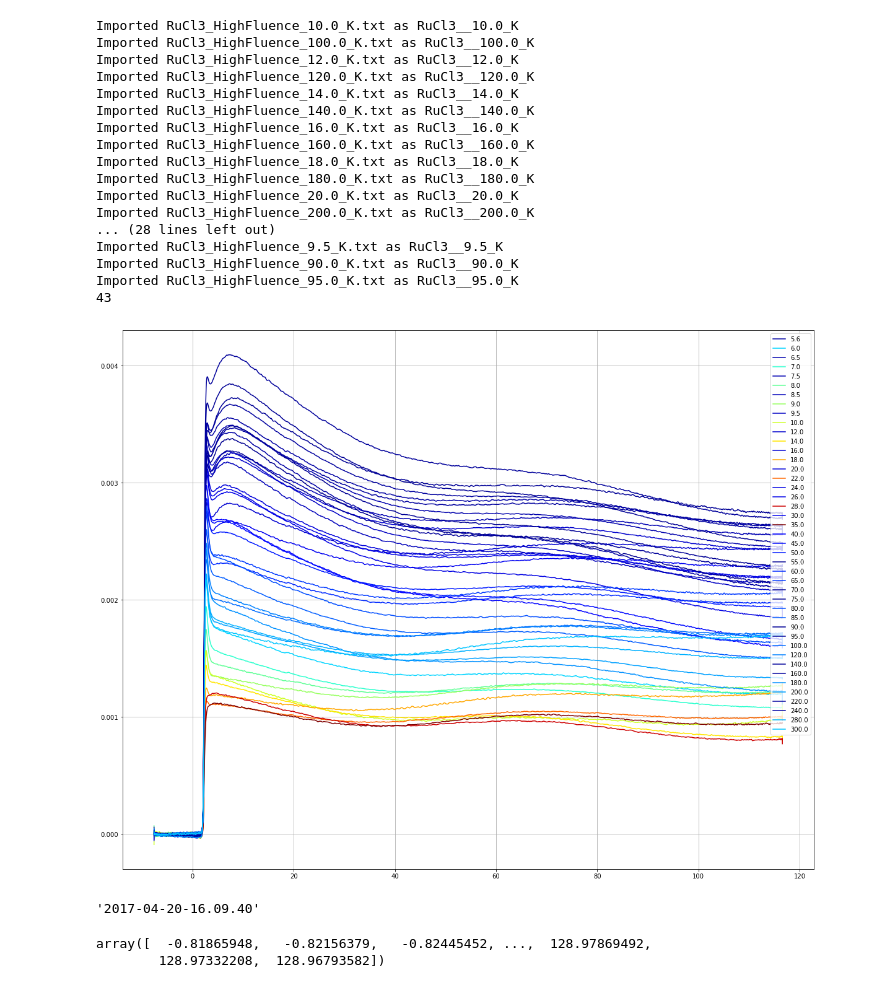
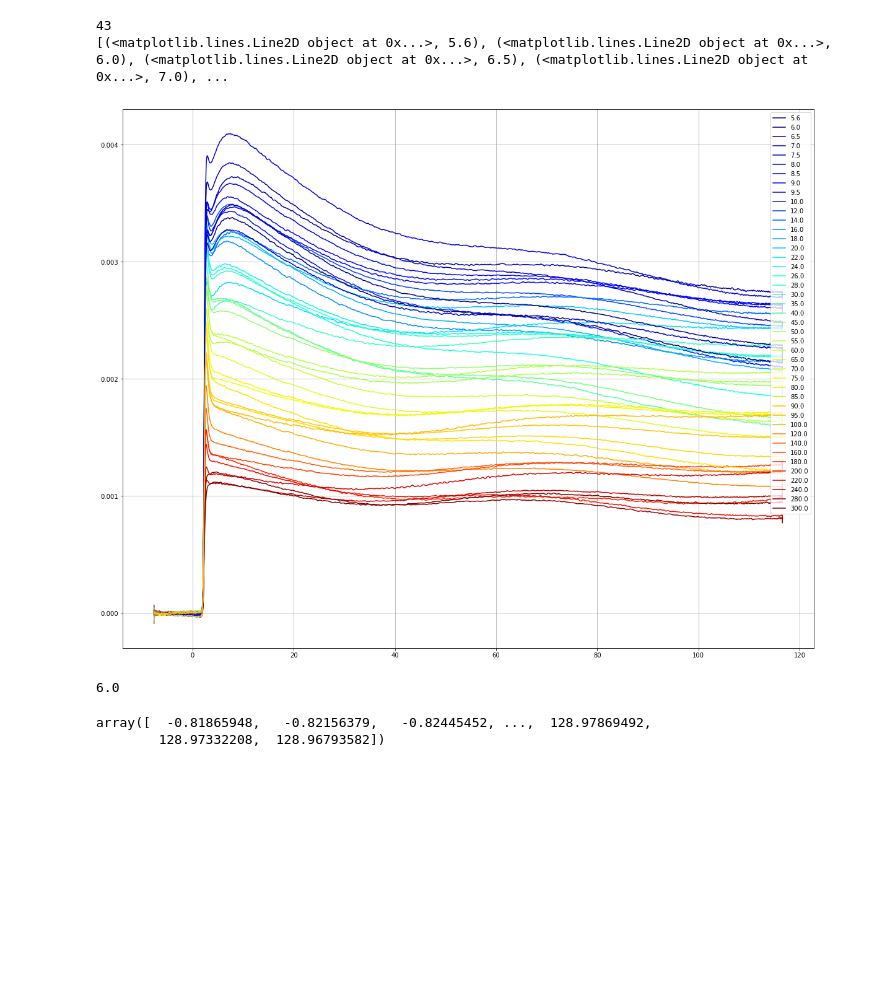
Before and after one commit to steinnymir/RegAscope2017, a Jupyter notebook: Analysis Tests.ipynb, the cells around one changed output. Saved outputs shown, nothing was run; the diff lists cells and outputs as text; code cells hidden in the pictures; blank space fills up the shorter version.

```diff
--- a/Analysis Tests.ipynb
+++ b/Analysis Tests.ipynb
@@ -11,67 +12,71 @@ tr = transient.Transient()
 # %%
-del tr
 tr = transient.Transient()
+
 filepath = 'E:/data/RuCl3/High Fluence_temperature/'
 files = os.listdir(filepath)
 ax = []
 trs = []
 k_parameters = []
 cutFreq = 0.05 # THz
 t0 = 115
 key_parameter = 'temperature'
 description = ''
 for i in range(len(files)):
     tr = transient.Transient()
-    tr.import_file(filepath + files[i],key_parameter = key_parameter, description=description)
+    tr.import_file(filepath + files[i],cleanData=False, key_parameter = key_parameter, description=description)
     tr.crop_time_scale()
     tr.shift_time(t0)
     tr.filter_low_pass(cutFreq)
     tr.flip_trace()
     tr.remove_DC_offset()
     tr.flip_time()
-    k_parameters.append(tr.key_parameter_value)
+    k_parameters.append(float(tr.key_parameter_value))
     trs.append(tr)
 print(len(trs))
-k_parameters.sort()
+
 
 fig = plt.figure(figsize=(20,16))
 ax = fig.add_subplot(111)
 jet = cm = plt.get_cmap('jet')
-
-cNorm  = colors.Normalize(vmin=0, vmax=max(k_parameters))
-scalarMap = cmx.ScalarMappable(norm=cNorm, cmap=jet)
+cNormLog = colors.LogNorm(vmin=min(k_parameters), vmax=max(k_parameters))
+cNorm  = colors.Normalize(vmin=min(k_parameters), vmax=max(k_parameters))
+scalarMap = cmx.ScalarMappable(norm=cNormLog, cmap=jet)
 lines = []
 for idx in range(len(trs)):
     colorVal = scalarMap.to_rgba(trs[idx].key_parameter_value)
     retLine, = ax.plot(trs[idx].time, trs[idx].trace, color=colorVal)
     #retLine.set_color()
     lines.append(retLine)
-ax.legend(lines, k_parameters, loc='upper right')
+labels = []
+
+for i in range(len(lines)):
+    labels.append((lines[i],k_parameters[i]))
+labels = sorted(labels, key=lambda kpar: float(kpar[1]))
+lbLines=[]
+lbVals=[]
+for i in range(len(labels)):
+    lbLines.append(labels[i][0])
+    lbVals.append(labels[i][1])
+
+
+# labels[0,:] = lines
+# labels[1,:] = k_parameters
+print(labels)
+ax.legend(lbLines, lbVals, loc='upper right')
+# divider = make_axes_locatable(ax)
+# cax = divider.append_axes("right", size="5%", pad=0.05)
+# plt.colorbar(ax, cax=cax)
+# cax = fig.add_axes([0.27, 0.8, 0.5, 0.05])
+# plt.colorbar(mappable, ax=ax, **kwargs)
 ax.grid()
-# |plt.show()
 # %% [output]
-Imported RuCl3_HighFluence_10.0_K.txt as RuCl3__10.0_K
-Imported RuCl3_HighFluence_100.0_K.txt as RuCl3__100.0_K
-Imported RuCl3_HighFluence_12.0_K.txt as RuCl3__12.0_K
-Imported RuCl3_HighFluence_120.0_K.txt as RuCl3__120.0_K
-Imported RuCl3_HighFluence_14.0_K.txt as RuCl3__14.0_K
-Imported RuCl3_HighFluence_140.0_K.txt as RuCl3__140.0_K
-Imported RuCl3_HighFluence_16.0_K.txt as RuCl3__16.0_K
-Imported RuCl3_HighFluence_160.0_K.txt as RuCl3__160.0_K
-Imported RuCl3_HighFluence_18.0_K.txt as RuCl3__18.0_K
-Imported RuCl3_HighFluence_180.0_K.txt as RuCl3__180.0_K
-Imported RuCl3_HighFluence_20.0_K.txt as RuCl3__20.0_K
-Imported RuCl3_HighFluence_200.0_K.txt as RuCl3__200.0_K
-... (28 lines left out)
-Imported RuCl3_HighFluence_9.5_K.txt as RuCl3__9.5_K
-Imported RuCl3_HighFluence_90.0_K.txt as RuCl3__90.0_K
-Imported RuCl3_HighFluence_95.0_K.txt as RuCl3__95.0_K
 43
+[(<matplotlib.lines.Line2D object at 0x...>, 5.6), (<matplotlib.lines.Line2D object at 0x...>, 6.0), (<matplotlib.lines.Line2D object at 0x...>, 6.5), (<matplotlib.lines.Line2D object at 0x...>, 7.0), ...
-[figure, old version]
+[figure, new version]
-# %%
-tr.date
-# %% [output]
-'2017-04-20-16.09.40'
+# %%
+labels[1][1]
+# %% [output]
+6.0
 # %%
 tr.raw_time
 # %% [output]
```
Also changed, not shown: parts of 2 cells of this notebook.
